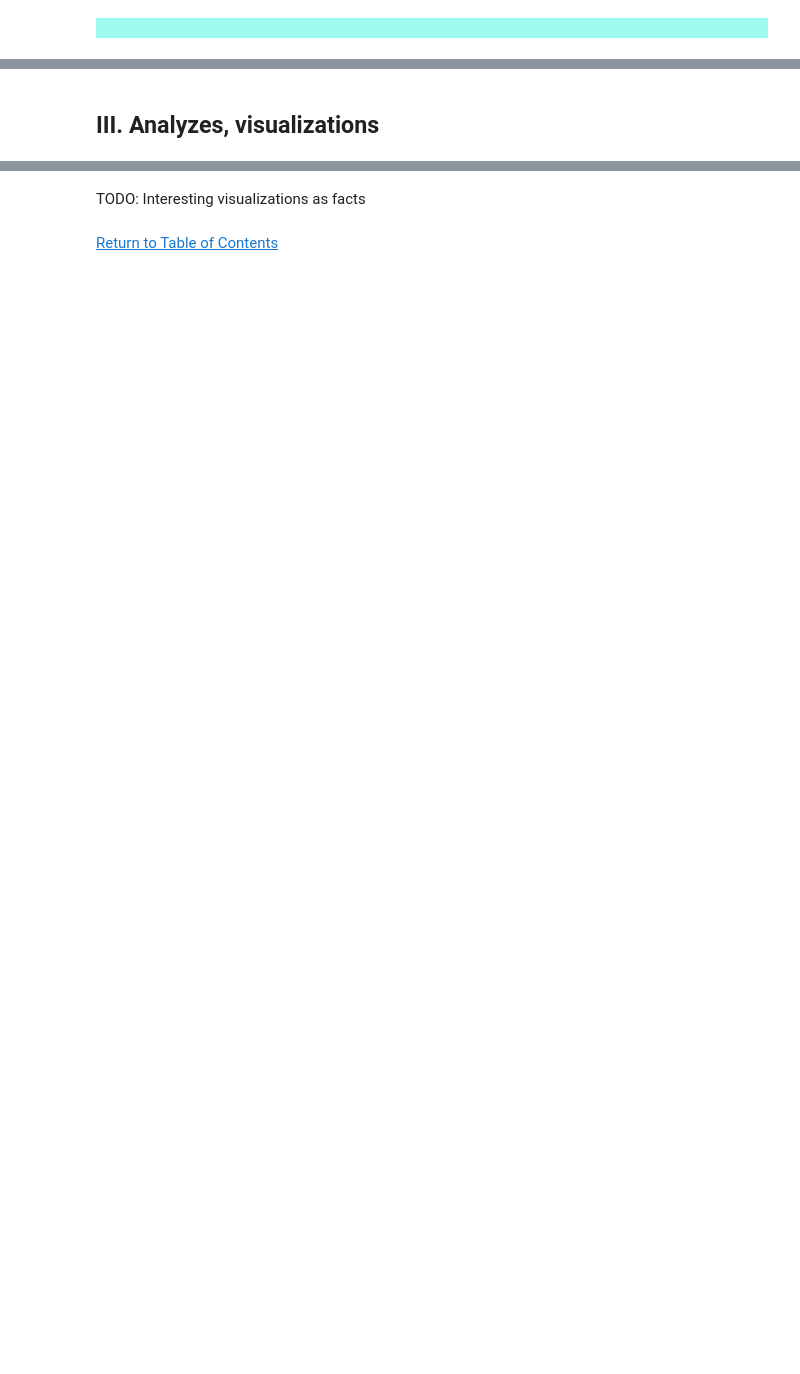
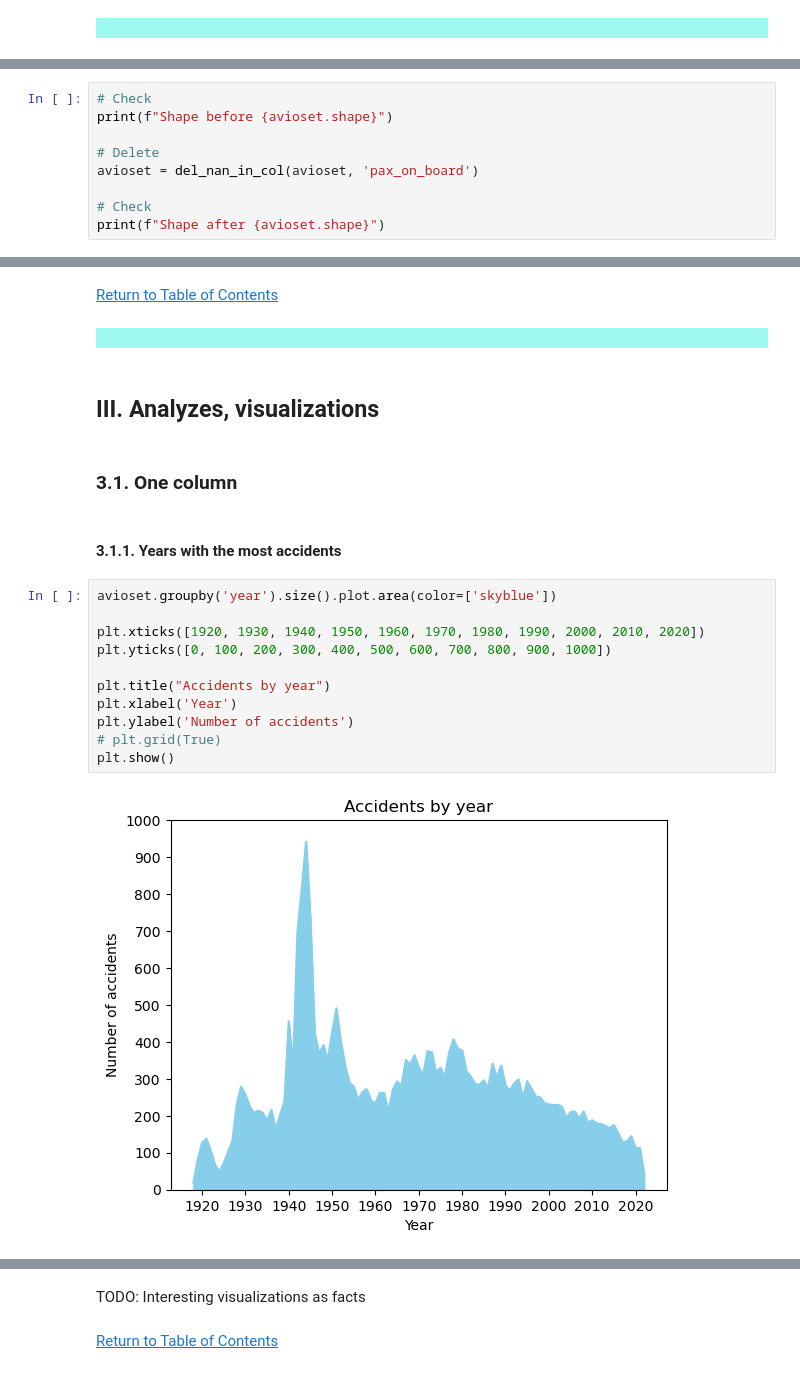
Before and after one commit to petiatodorova/Accidents-in-Aviation-Analysis, a Jupyter notebook: Dataset_1_AAB.ipynb, the cells around one changed output, grey strips where cells are left out. Cells and saved outputs as stored; diff of their text form; blank space fills up the shorter version.

Commit message:
Years with the most accidents.

```diff
--- a/Dataset_1_AAB.ipynb
+++ b/Dataset_1_AAB.ipynb
@@ -1306,0 +1322,9 @@ array([[<Axes: title={'center': 'crew_on_board'}>,
+# %%
+# Check
+print(f"Shape before {avioset.shape}")
+
+# Delete
+avioset = del_nan_in_col(avioset, 'pax_on_board')
+
+# Check
+print(f"Shape after {avioset.shape}")
@@ -1307,2 +1369,23 @@ array([[<Axes: title={'center': 'crew_on_board'}>,
+# %% [markdown]
+[Return to Table of Contents](#toc)
+# %% [markdown]
+<div style="background-color: #9df9ef; padding: 10px;"></div>
 # %% [markdown]
 ## III. Analyzes, visualizations <a id="visualizations"></a>
+# %% [markdown]
+### 3.1. One column <a id="3-1"></a>
+# %% [markdown]
+#### 3.1.1. Years with the most accidents <a id="3-1-1">
+# %%
+avioset.groupby('year').size().plot.area(color=['skyblue'])
+
+plt.xticks([1920, 1930, 1940, 1950, 1960, 1970, 1980, 1990, 2000, 2010, 2020])
+plt.yticks([0, 100, 200, 300, 400, 500, 600, 700, 800, 900, 1000])
+
+plt.title("Accidents by year")
+plt.xlabel('Year')
+plt.ylabel('Number of accidents')
+# plt.grid(True)
+plt.show()
+# %% [output]
+[figure, added]
```
Also changed, not shown: parts of 84 cells of this notebook.
